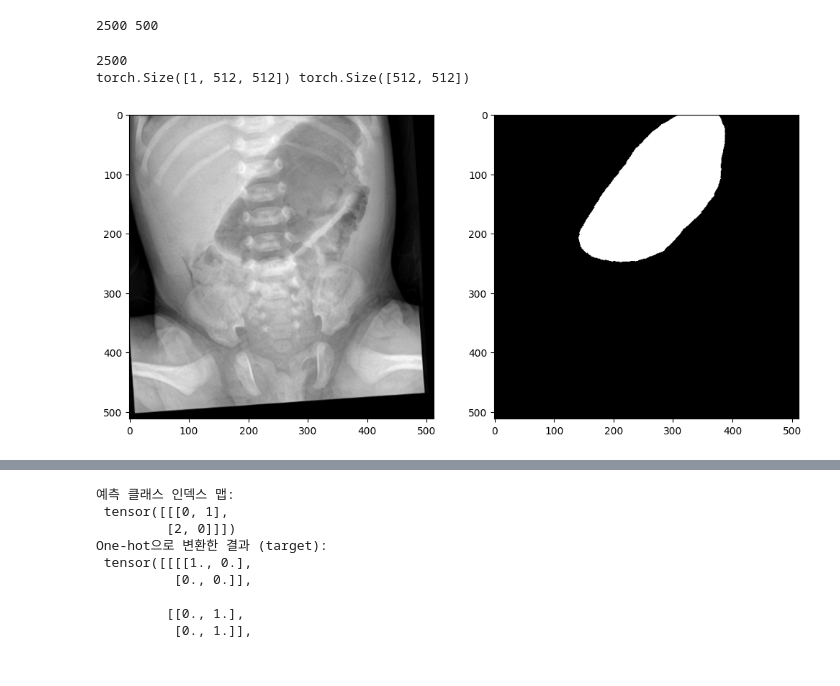
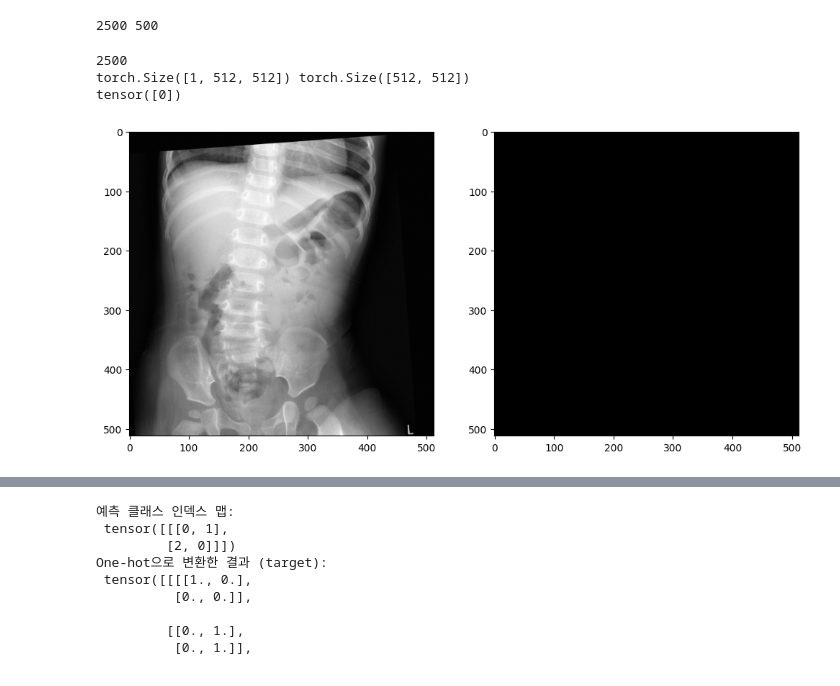
Before and after one commit to GGoneng/AI-Doctor, a Jupyter notebook: Vision/Image_Segmentation.ipynb, the cells around one changed output, grey strips where cells are left out. Cells and saved outputs as stored; diff of their text form; code cells hidden in the pictures.

```diff
--- a/Vision/Image_Segmentation.ipynb
+++ b/Vision/Image_Segmentation.ipynb
@@ -158,18 +158,24 @@ valDL = DataLoader(valDS, batch_size=BATCH_SIZE)
 # %%
 fig, axes = plt.subplots(1, 2, figsize=(12, 8))
 axes = axes.flatten()
 
+i = 0
+
 print(len(trainDS))
 
 for img, mask in trainDS:
-    print(img.shape, mask.shape)
-    axes[0].imshow(img.squeeze(), cmap="gray")
-    axes[1].imshow(mask, cmap="gray")
-    break
+    i += 1
+    if i == 2499:
+        print(img.shape, mask.shape)
+        axes[0].imshow(img.squeeze(), cmap="gray")
+        axes[1].imshow(mask, cmap="gray")
+        print(mask.unique())
+        break
 # %% [output]
 2500
 torch.Size([1, 512, 512]) torch.Size([512, 512])
+tensor([0])
-[figure, old version]
+[figure, new version]
 # %%
 EPOCH = 300
 DEVICE = "cuda" if torch.cuda.is_available() else "cpu"
```
Also changed, not shown: parts of 1 cell of this notebook, 3 other files.
